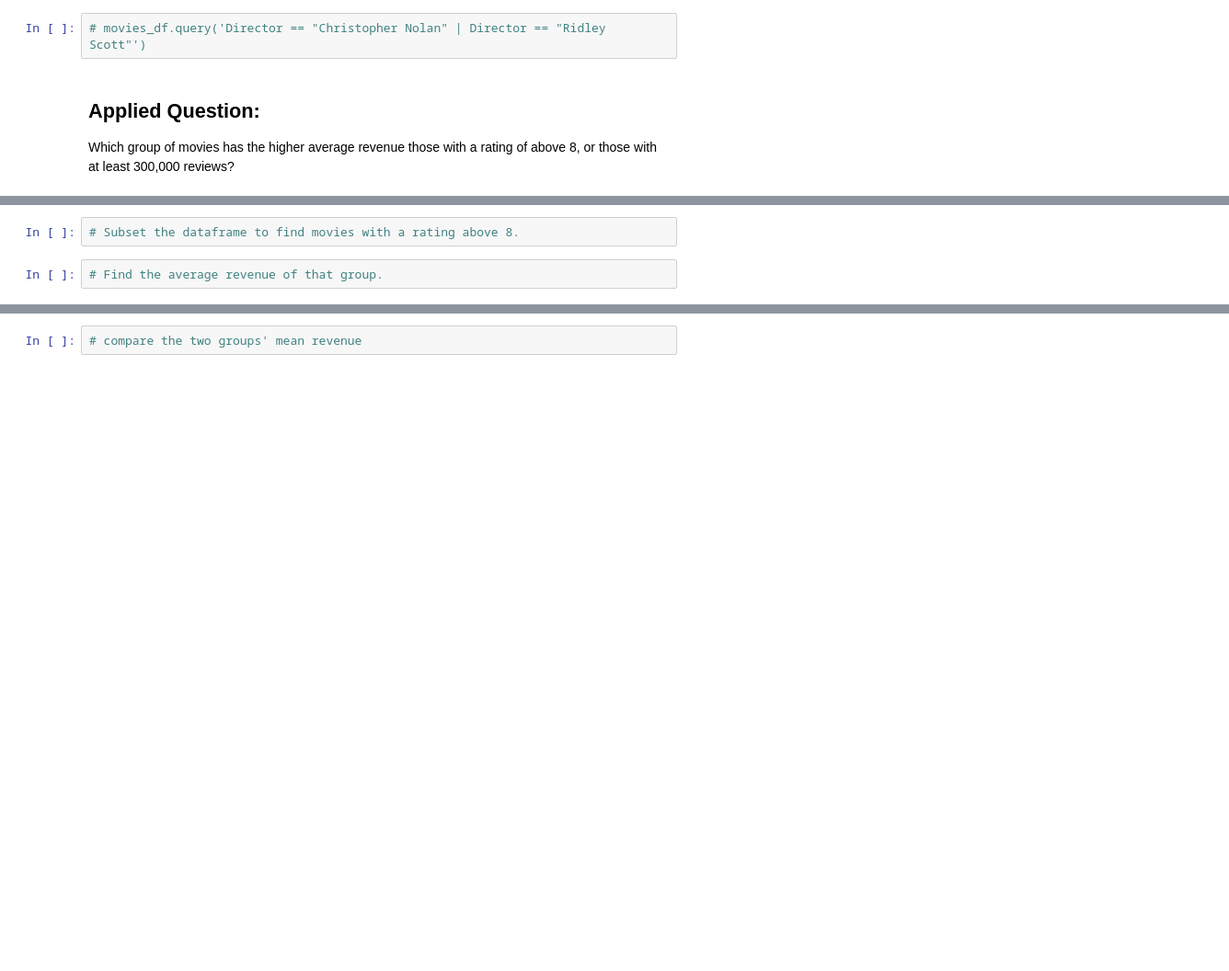
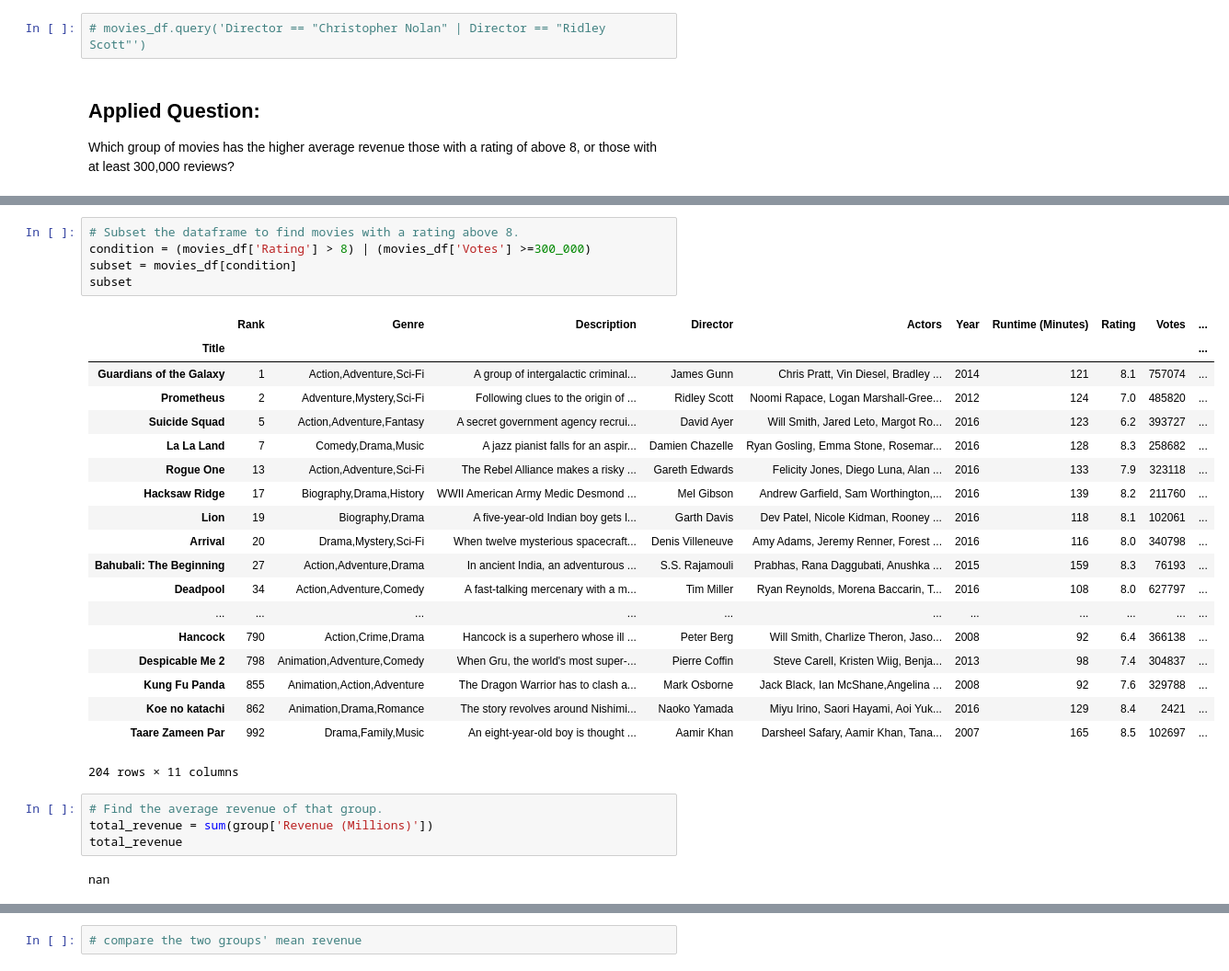
Before and after one commit to jprinfret/nyc-ds-100719-lectures, a Jupyter notebook: week-2/pandas intro/Intro_to_Pandas-1.ipynb, the cells around one changed output, grey strips where cells are left out. Shown at 92% size. Cells and saved outputs as stored; diff of their text form; blank space fills up the shorter version.

```diff
--- a/week-2/pandas intro/Intro_to_Pandas-1.ipynb
+++ b/week-2/pandas intro/Intro_to_Pandas-1.ipynb
@@ -1028,6 +1035,33 @@ Which group of movies has the higher average revenue those with a rating of abov
 # %%
 # Subset the dataframe to find movies with a rating above 8.
+condition = (movies_df['Rating'] > 8) | (movies_df['Votes'] >=300_000)
+subset = movies_df[condition]
+subset
+# %% [output]
+|  | Rank | Genre | Description | Director | Actors | Year | Runtime (Minutes) | Rating | Votes | ... |
+| Title |  |  |  |  |  |  |  |  |  | ... |
+| Guardians of the Galaxy | 1 | Action,Adventure,Sci-Fi | A group of intergalactic criminal... | James Gunn | Chris Pratt, Vin Diesel, Bradley ... | 2014 | 121 | 8.1 | 757074 | ... |
+| Prometheus | 2 | Adventure,Mystery,Sci-Fi | Following clues to the origin of ... | Ridley Scott | Noomi Rapace, Logan Marshall-Gree... | 2012 | 124 | 7.0 | 485820 | ... |
+| Suicide Squad | 5 | Action,Adventure,Fantasy | A secret government agency recrui... | David Ayer | Will Smith, Jared Leto, Margot Ro... | 2016 | 123 | 6.2 | 393727 | ... |
+| La La Land | 7 | Comedy,Drama,Music | A jazz pianist falls for an aspir... | Damien Chazelle | Ryan Gosling, Emma Stone, Rosemar... | 2016 | 128 | 8.3 | 258682 | ... |
+| Rogue One | 13 | Action,Adventure,Sci-Fi | The Rebel Alliance makes a risky ... | Gareth Edwards | Felicity Jones, Diego Luna, Alan ... | 2016 | 133 | 7.9 | 323118 | ... |
+| Hacksaw Ridge | 17 | Biography,Drama,History | WWII American Army Medic Desmond ... | Mel Gibson | Andrew Garfield, Sam Worthington,... | 2016 | 139 | 8.2 | 211760 | ... |
+| Lion | 19 | Biography,Drama | A five-year-old Indian boy gets l... | Garth Davis | Dev Patel, Nicole Kidman, Rooney ... | 2016 | 118 | 8.1 | 102061 | ... |
+| Arrival | 20 | Drama,Mystery,Sci-Fi | When twelve mysterious spacecraft... | Denis Villeneuve | Amy Adams, Jeremy Renner, Forest ... | 2016 | 116 | 8.0 | 340798 | ... |
+| Bahubali: The Beginning | 27 | Action,Adventure,Drama | In ancient India, an adventurous ... | S.S. Rajamouli | Prabhas, Rana Daggubati, Anushka ... | 2015 | 159 | 8.3 | 76193 | ... |
+| Deadpool | 34 | Action,Adventure,Comedy | A fast-talking mercenary with a m... | Tim Miller | Ryan Reynolds, Morena Baccarin, T... | 2016 | 108 | 8.0 | 627797 | ... |
+| ... | ... | ... | ... | ... | ... | ... | ... | ... | ... | ... |
+| Hancock | 790 | Action,Crime,Drama | Hancock is a superhero whose ill ... | Peter Berg | Will Smith, Charlize Theron, Jaso... | 2008 | 92 | 6.4 | 366138 | ... |
+| Despicable Me 2 | 798 | Animation,Adventure,Comedy | When Gru, the world's most super-... | Pierre Coffin | Steve Carell, Kristen Wiig, Benja... | 2013 | 98 | 7.4 | 304837 | ... |
+| Kung Fu Panda | 855 | Animation,Action,Adventure | The Dragon Warrior has to clash a... | Mark Osborne | Jack Black, Ian McShane,Angelina ... | 2008 | 92 | 7.6 | 329788 | ... |
+| Koe no katachi | 862 | Animation,Drama,Romance | The story revolves around Nishimi... | Naoko Yamada | Miyu Irino, Saori Hayami, Aoi Yuk... | 2016 | 129 | 8.4 | 2421 | ... |
+| Taare Zameen Par | 992 | Drama,Family,Music | An eight-year-old boy is thought ... | Aamir Khan | Darsheel Safary, Aamir Khan, Tana... | 2007 | 165 | 8.5 | 102697 | ... |
+204 rows × 11 columns
 # %%
 # Find the average revenue of that group.
+total_revenue = sum(group['Revenue (Millions)'])
+total_revenue
+# %% [output]
+nan
 # %%
 # Subset the dataframe to find movies with more than 300,000 votes.
```
Also changed, not shown: parts of 3 cells of this notebook.
